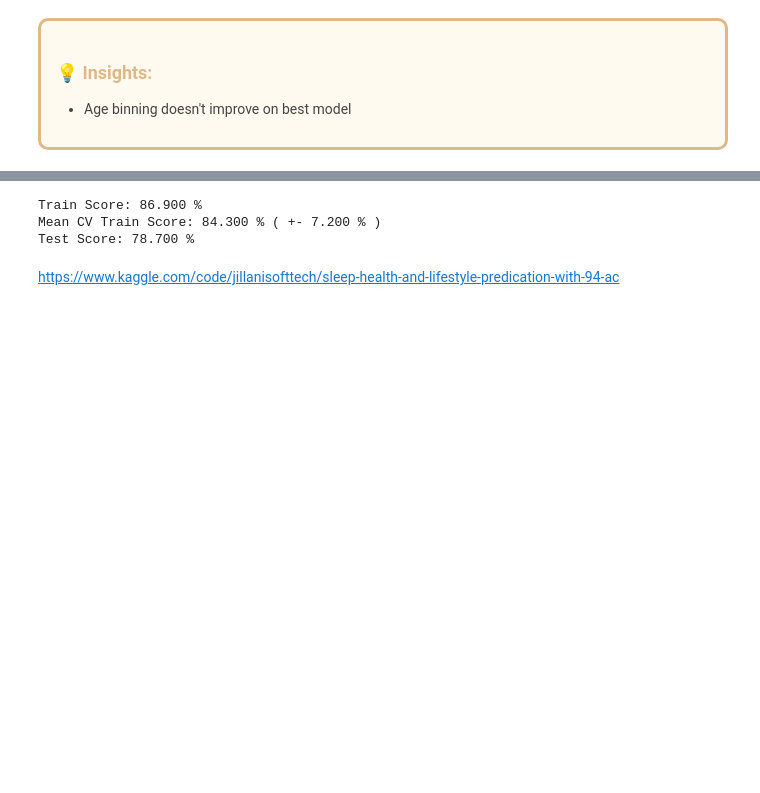
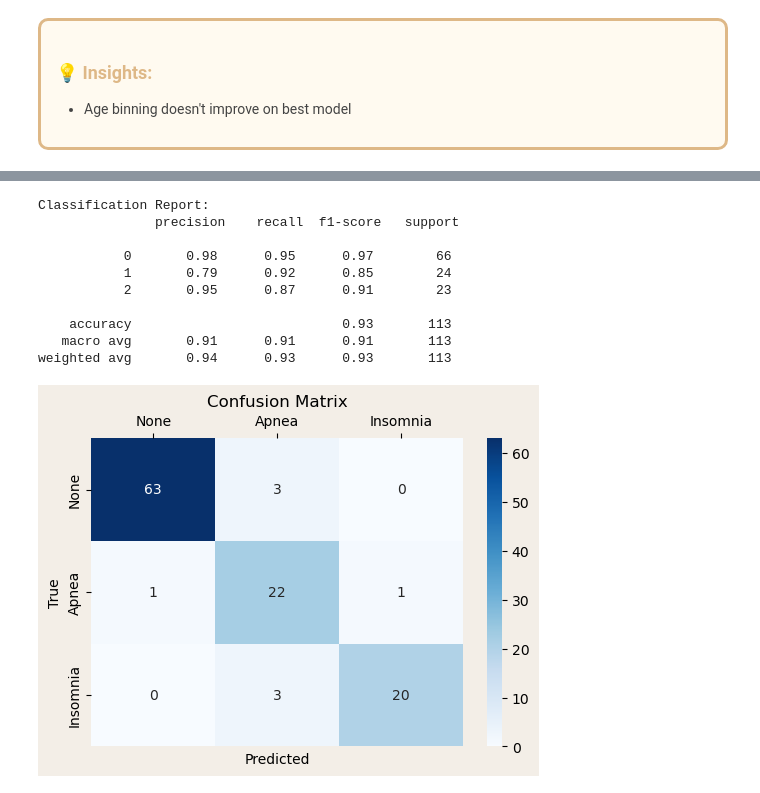
Before and after one commit to carstenegelund/sleep-disorder-classifier, a Jupyter notebook: model_logistic_regression.ipynb, the cells around one changed output, grey strips where cells are left out. Cells and saved outputs as stored; diff of their text form; code cells hidden in the pictures; blank space fills up the shorter version.

```diff
--- a/model_logistic_regression.ipynb
+++ b/model_logistic_regression.ipynb
@@ -591,6 +578,0 @@ Test Score: 85.400 %
-# %%
-# re-initialise X array for all features before modification
-X = df[settings.ALL_FEATURES]
-
-# Drop age to new column and drop age column
-X = X.drop(["Quality of Sleep", "Stress Level"], axis=1) # "Quality of Sleep", "Stress Level"
@@ -659,47 +731,77 @@ Test Score: 78.700 %
 # %%
+X = df[settings.ALL_FEATURES]
+X = X.drop(['Quality of Sleep', 'Sleep Duration'], axis=1)
+
+# split data
+X_train, X_test, y_train, y_test = train_test_split(X, y, test_size=0.3, random_state=42, stratify=y)
+
+# Encode y vector
+map = {"None":0, "Sleep Apnea":1, "Insomnia":2}
+# apply mapping function
+settings.column_mapper(y_train, "Sleep Disorder", map)
+settings.column_mapper(y_test, "Sleep Disorder", map)
+
+# reshape labels to 1-D array (vector)
+y_train, y_test = y_train.values.reshape(-1), y_test.values.reshape(-1)
+
+# create model
+model_mlr = LogisticRegression(multi_class='multinomial', max_iter=1000, C=3, random_state=42)
+
+# create sklearn pipeline
+pipeline_mlr = settings.create_pipeline(["preprocess", column_trans], ["multinomial_logistic_regression", model_mlr])
+
+# set up param grid
+param_grid_mlr = {
+'multinomial_logistic_regression__C': [0.001, 0.01, 0.1, 1, 10, 100], # default = 1 (moderate)
+}
+
+# Create and fit GridSearchCV object on train data
+grid_search_mlr = GridSearchCV(pipeline_mlr, param_grid=param_grid_mlr, scoring=custom_scorer, cv=cv_mlr, n_jobs=-1)
+grid_search_mlr.fit(X_train, y_train)
+
 # Refine model
 model_mlr = grid_search_mlr.best_estimator_.named_steps['multinomial_logistic_regression']
 
 # instantiate SMOTENC object with categorical indicies of transformed X_train dataset
 categorical_features = [1, 2, 3, 4, 5, 6, 7, 8, 9, 10, 11, 12, 13, 14, 15, 16, 17, 18, 19, 20]
 smote_nc = SMOTENC(categorical_features=categorical_features, random_state=42)
 
 # Set up pipeline using imblearn's Pipeline class (SMOTE not compatible with sklearn's Pipeline)
 # Reuse model with tuned hyperparameters
 steps = [('column_trans', column_trans), ('smote', smote_nc), ('multinomial_logistic_regression', model_mlr)]
 pipeline_mlr = Pipeline_imb(steps)
 
 # Fit pipeline
 pipeline_mlr.fit(X_train, y_train)
 
-# predict on pipeline (train)
-y_pred_train = pipeline_mlr.predict(X_train)
-
-# score pipeline on train
-train_score = base_scorer(y_train, y_pred_train)
-print('Train Score:', settings.score_formatter(train_score, 3))
-
-# run training cross validation on pipeline
-cv_scores = cross_val_score(pipeline_mlr, X_train, y_train, scoring=custom_scorer, cv=cv_mlr)
-
-print('Mean CV Train Score:', settings.score_formatter(np.mean(cv_scores), 3),
-        "( +-", settings.score_formatter(np.std(cv_scores), 3), ")")
-
 # extract model (remove smote for test) and produce test score
 model_mlr = pipeline_mlr.named_steps['multinomial_logistic_regression']
 
 # transform X_test to be preprocessed
 transformed_X_test_array = column_trans.transform(X_test)
 
 # predict on pipeline (train)
 y_pred_test = model_mlr.predict(transformed_X_test_array)
 
-# score pipeline on test
-test_score = base_scorer(y_test, y_pred_test)
-print('Test Score:', settings.score_formatter(test_score, 3))
+# generate classification report
+class_report = classification_report(y_test, y_pred_test)
+print("\nClassification Report:\n", class_report)
+
+# Generate confusion matrix
+class_labels = ["None","Apnea","Insomnia"]
+conf_matrix = confusion_matrix(y_test, y_pred_test)
+
+# plot visuals
+settings.plot_conf_matrix(class_labels, conf_matrix)
 # %% [output]
-Train Score: 86.900 %
-Mean CV Train Score: 84.300 % ( +- 7.200 % )
-Test Score: 78.700 %
+Classification Report:
+               precision    recall  f1-score   support
+
+           0       0.98      0.95      0.97        66
+           1       0.79      0.92      0.85        24
+           2       0.95      0.87      0.91        23
+
+    accuracy                           0.93       113
+   macro avg       0.91      0.91      0.91       113
+weighted avg       0.94      0.93      0.93       113
+[figure, added]
-# %% [markdown]
-https://www.kaggle.com/code/jillanisofttech/sleep-health-and-lifestyle-predication-with-94-ac
```
Also changed, not shown: parts of 17 cells of this notebook.
